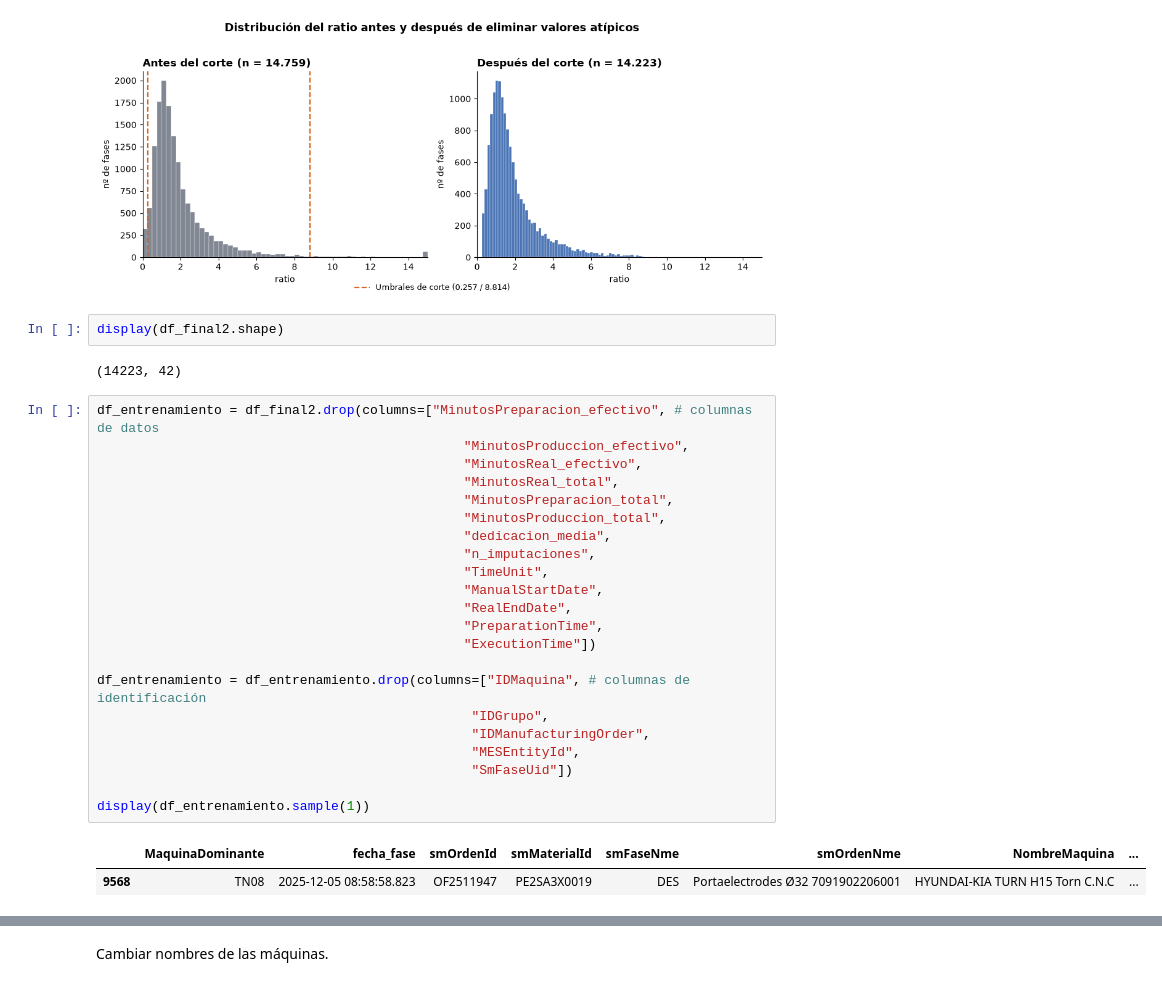
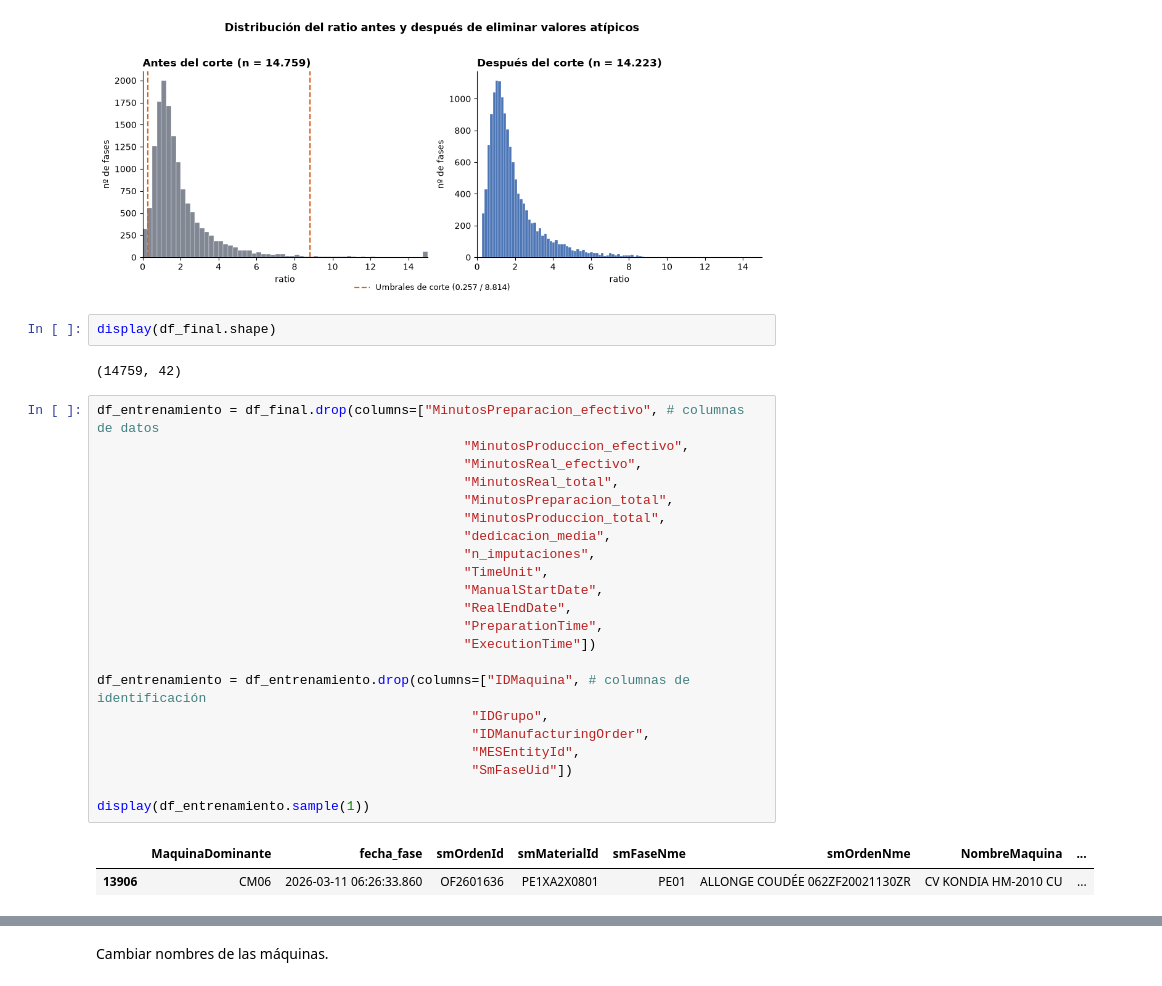
Before and after one commit to muntrans/TFM, a Jupyter notebook: 8.Variable_Objetivo.ipynb, the cells around one changed output, grey strips where cells are left out. Cells and saved outputs as stored; diff of their text form.

```diff
--- a/8.Variable_Objetivo.ipynb
+++ b/8.Variable_Objetivo.ipynb
@@ -428,34 +430,34 @@ plt.show()
 # %% [output]
 [figure]
 # %%
-display(df_final2.shape)
+display(df_final.shape)
 # %% [output]
-(14223, 42)
+(14759, 42)
 # %%
-df_entrenamiento = df_final2.drop(columns=["MinutosPreparacion_efectivo", # columnas de datos
+df_entrenamiento = df_final.drop(columns=["MinutosPreparacion_efectivo", # columnas de datos
                                                "MinutosProduccion_efectivo",
                                                "MinutosReal_efectivo",
                                                "MinutosReal_total",
                                                "MinutosPreparacion_total",
                                                "MinutosProduccion_total",
                                                "dedicacion_media",
                                                "n_imputaciones",
                                                "TimeUnit",
                                                "ManualStartDate",
                                                "RealEndDate",
                                                "PreparationTime",
                                                "ExecutionTime"])
 
 df_entrenamiento = df_entrenamiento.drop(columns=["IDMaquina", # columnas de identificación
                                                 "IDGrupo",
                                                 "IDManufacturingOrder",
                                                 "MESEntityId",
                                                 "SmFaseUid"])
 
 display(df_entrenamiento.sample(1))
 # %% [output]
 |  | MaquinaDominante | fecha_fase | smOrdenId | smMaterialId | smFaseNme | smOrdenNme | NombreMaquina | ... |
-| 9568 | TN08 | 2025-12-05 08:58:58.823 | OF2511947 | PE2SA3X0019 | DES | Portaelectrodes Ø32 7091902206001 | HYUNDAI-KIA TURN H15 Torn C.N.C | ... |
+| 13906 | CM06 | 2026-03-11 06:26:33.860 | OF2601636 | PE1XA2X0801 | PE01 | ALLONGE COUDÉE 062ZF20021130ZR | CV KONDIA HM-2010 CU | ... |
 # %%
 # reordenar columnas
 df_entrenamiento = df_entrenamiento[["fecha_fase",
```
Also changed, not shown: parts of 21 cells of this notebook, 9 other files.
